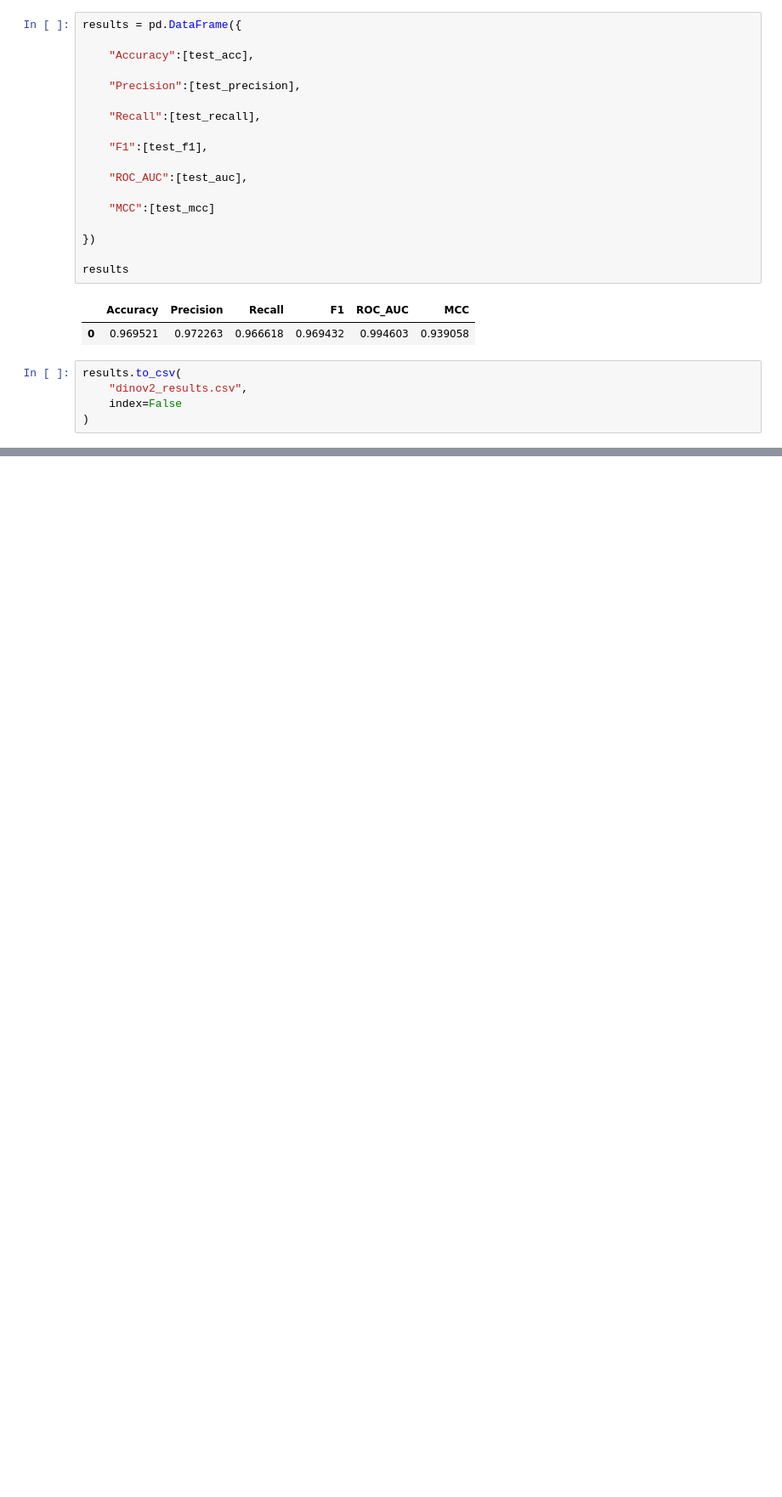
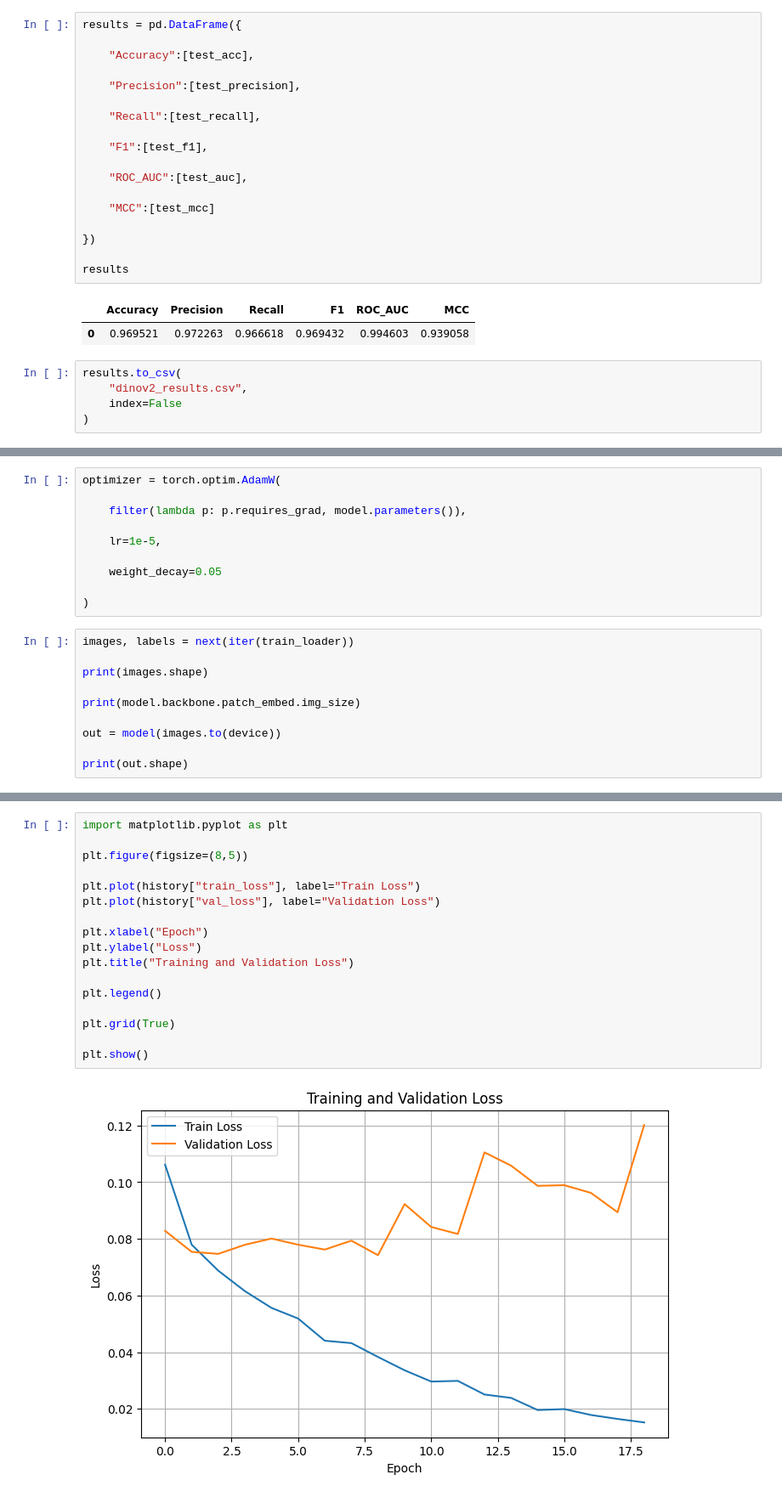
Before and after one commit to IremOzbek/Malaria_DINOv2-performansAnalizi, a Jupyter notebook: DINOv2_Frozen.ipynb, the cells around one changed output, grey strips where cells are left out. Shown at 85% size. Drawn from its saved outputs; the diff is of its cells as text; blank space fills up the shorter version.

```diff
--- a/DINOv2_Frozen.ipynb
+++ b/DINOv2_Frozen.ipynb
@@ -1515,0 +1770,20 @@ results.to_csv(
+# %%
+optimizer = torch.optim.AdamW(
+
+    filter(lambda p: p.requires_grad, model.parameters()),
+
+    lr=1e-5,
+
+    weight_decay=0.05
+
+)
+# %%
+images, labels = next(iter(train_loader))
+
+print(images.shape)
+
+print(model.backbone.patch_embed.img_size)
+
+out = model(images.to(device))
+
+print(out.shape)
@@ -1515,0 +2303,19 @@ results.to_csv(
+# %%
+import matplotlib.pyplot as plt
+
+plt.figure(figsize=(8,5))
+
+plt.plot(history["train_loss"], label="Train Loss")
+plt.plot(history["val_loss"], label="Validation Loss")
+
+plt.xlabel("Epoch")
+plt.ylabel("Loss")
+plt.title("Training and Validation Loss")
+
+plt.legend()
+
+plt.grid(True)
+
+plt.show()
+# %% [output]
+[figure, added]
```
Also changed, not shown: parts of 39 cells of this notebook.
